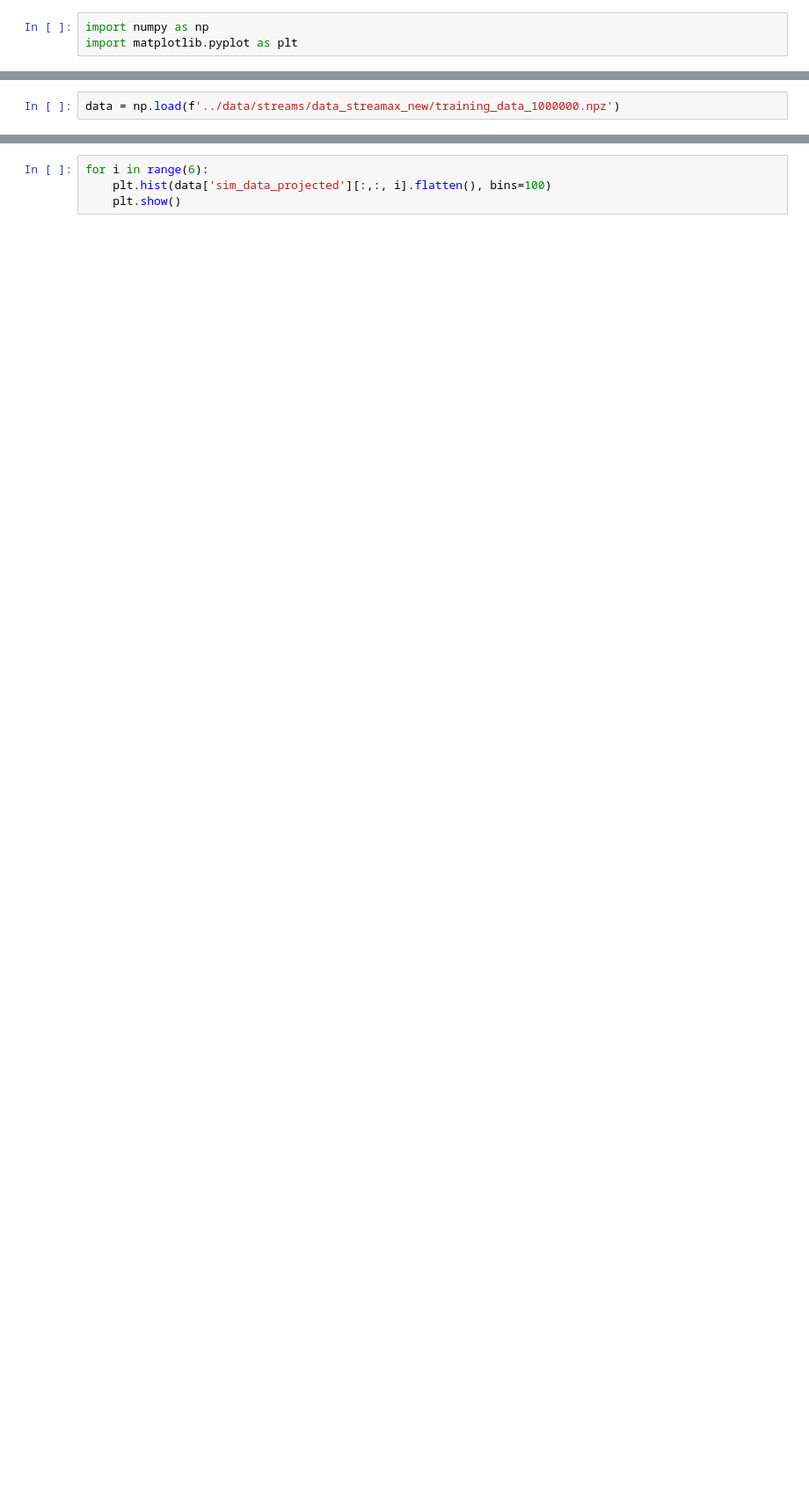
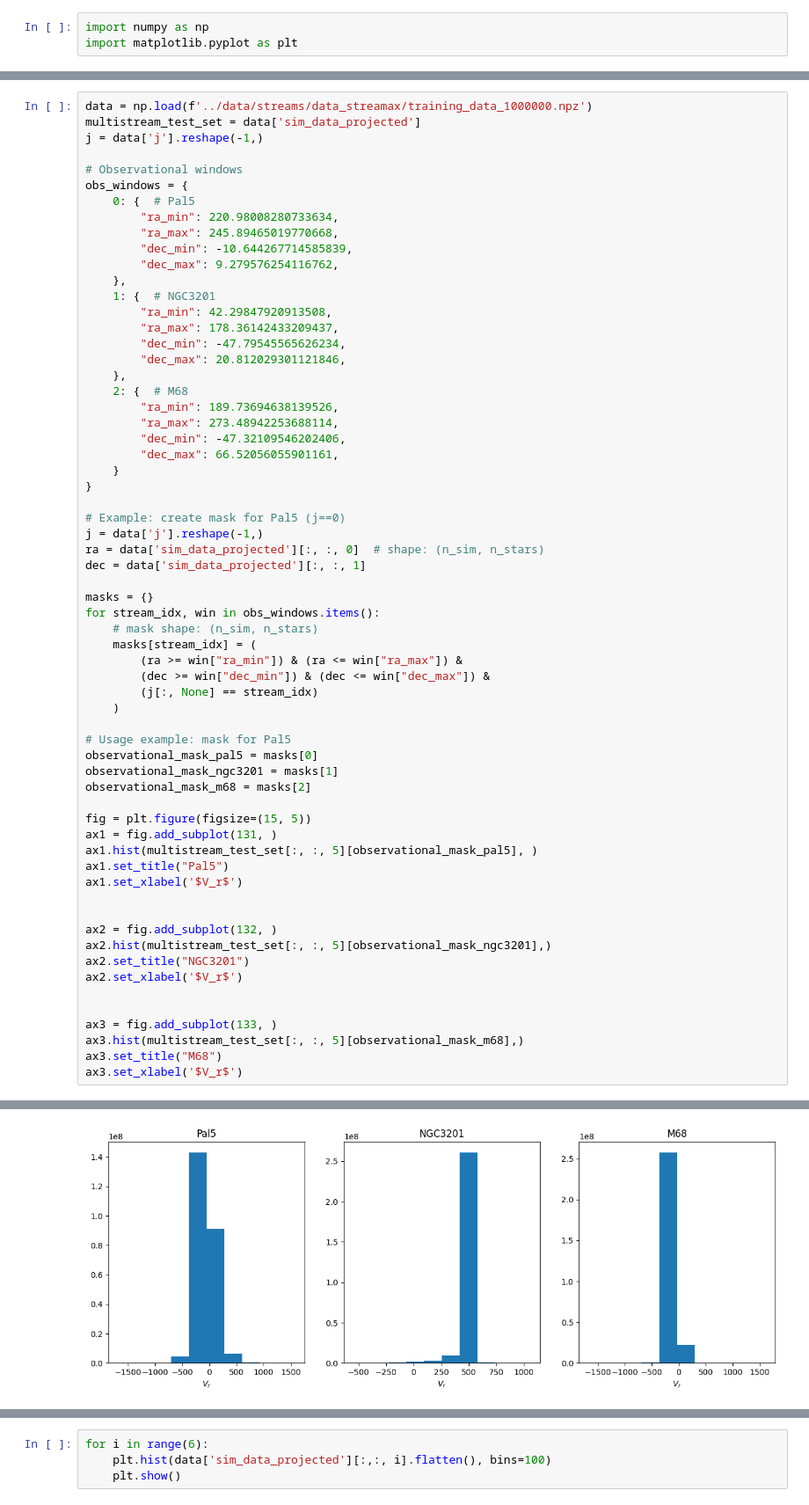
Before and after one commit to vepe99/diffusion-experiments, a Jupyter notebook: case_study5/project_stream/notebooks/visualize_stream.ipynb, the cells around one changed output, grey strips where cells are left out. Shown at 88% size. Cells and saved outputs as stored; diff of their text form; blank space fills up the shorter version.

```diff
--- a/case_study5/project_stream/notebooks/visualize_stream.ipynb
+++ b/case_study5/project_stream/notebooks/visualize_stream.ipynb
@@ -17,3 +21,64 @@ for idx, i in enumerate(range(300, 400)):
 # %%
-data = np.load(f'../data/streams/data_streamax_new/training_data_1000000.npz')
+data = np.load(f'../data/streams/data_streamax/training_data_1000000.npz')
+multistream_test_set = data['sim_data_projected']
+j = data['j'].reshape(-1,)
+
+# Observational windows
+obs_windows = {
+    0: {  # Pal5
+        "ra_min": 220.98008280733634,
+        "ra_max": 245.89465019770668,
+        "dec_min": -10.644267714585839,
+        "dec_max": 9.279576254116762,
+    },
+    1: {  # NGC3201
+        "ra_min": 42.29847920913508,
+        "ra_max": 178.36142433209437,
+        "dec_min": -47.79545565626234,
+        "dec_max": 20.812029301121846,
+    },
+    2: {  # M68
+        "ra_min": 189.73694638139526,
+        "ra_max": 273.48942253688114,
+        "dec_min": -47.32109546202406,
+        "dec_max": 66.52056055901161,
+    }
+}
+
+# Example: create mask for Pal5 (j==0)
+j = data['j'].reshape(-1,)
+ra = data['sim_data_projected'][:, :, 0]  # shape: (n_sim, n_stars)
+dec = data['sim_data_projected'][:, :, 1]
+
+masks = {}
+for stream_idx, win in obs_windows.items():
+    # mask shape: (n_sim, n_stars)
+    masks[stream_idx] = (
+        (ra >= win["ra_min"]) & (ra <= win["ra_max"]) &
+        (dec >= win["dec_min"]) & (dec <= win["dec_max"]) &
+        (j[:, None] == stream_idx)
+    )
+
+# Usage example: mask for Pal5
+observational_mask_pal5 = masks[0]
+observational_mask_ngc3201 = masks[1]
+observational_mask_m68 = masks[2]
+
+fig = plt.figure(figsize=(15, 5))
+ax1 = fig.add_subplot(131, )
+ax1.hist(multistream_test_set[:, :, 5][observational_mask_pal5], )
+ax1.set_title("Pal5")
+ax1.set_xlabel('$V_r$')
+
+
+ax2 = fig.add_subplot(132, )
+ax2.hist(multistream_test_set[:, :, 5][observational_mask_ngc3201],)
+ax2.set_title("NGC3201")
+ax2.set_xlabel('$V_r$')
+
+
+ax3 = fig.add_subplot(133, )
+ax3.hist(multistream_test_set[:, :, 5][observational_mask_m68],)
+ax3.set_title("M68")
+ax3.set_xlabel('$V_r$')
 # %% [output]
@@ -20,0 +86 @@ TypeError: 'tuple' object is not callable
+[figure, added]
```
Also changed, not shown: parts of 4 cells of this notebook, 1 other file.
